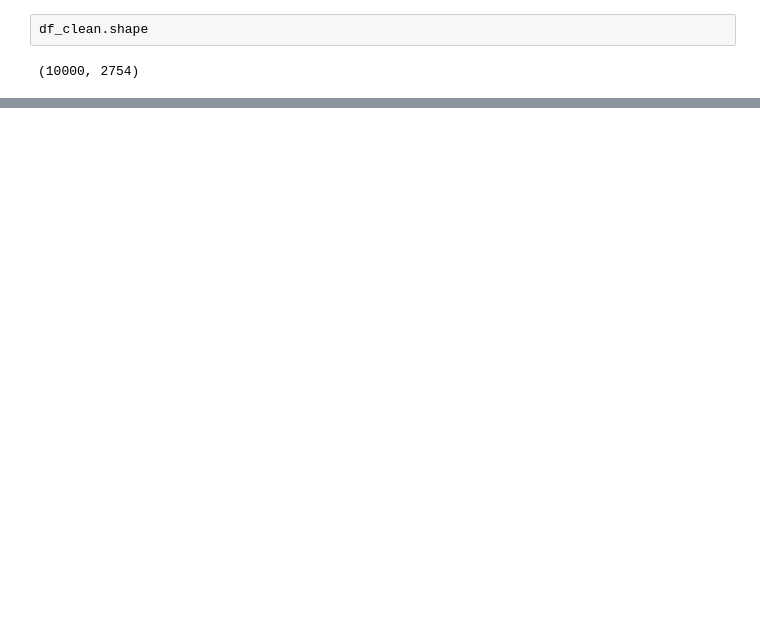
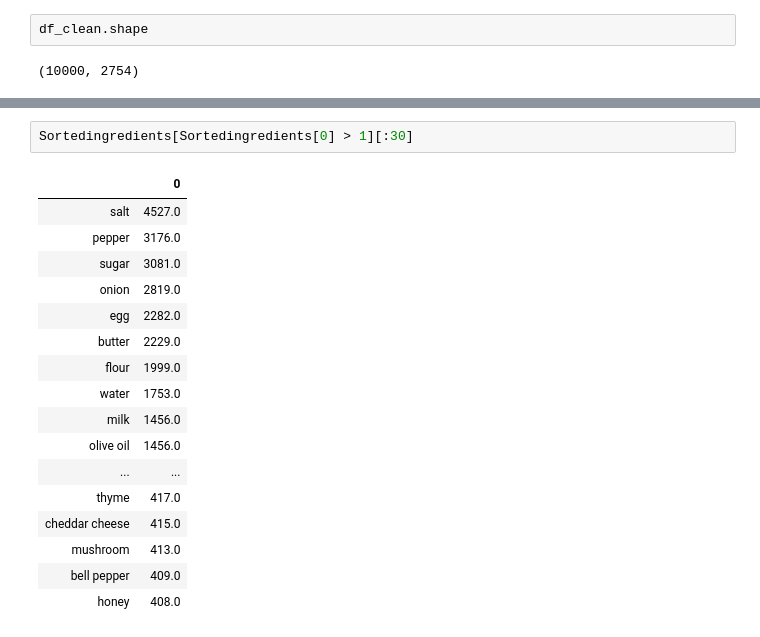
Before and after one commit to Juliencou/Recipes, a Jupyter notebook: assignments/example_to_start_recipes.ipynb, the cells around one changed output, grey strips where cells are left out. Saved outputs shown, nothing was run; the diff lists cells and outputs as text; blank space fills up the shorter version.

```diff
--- a/assignments/example_to_start_recipes.ipynb
+++ b/assignments/example_to_start_recipes.ipynb
@@ -74,0 +126,20 @@ df_clean.shape
+# %%
+Sortedingredients[Sortedingredients[0] > 1][:30]
+# %% [output]
+|  | 0 |
+| salt | 4527.0 |
+| pepper | 3176.0 |
+| sugar | 3081.0 |
+| onion | 2819.0 |
+| egg | 2282.0 |
+| butter | 2229.0 |
+| flour | 1999.0 |
+| water | 1753.0 |
+| milk | 1456.0 |
+| olive oil | 1456.0 |
+| ... | ... |
+| thyme | 417.0 |
+| cheddar cheese | 415.0 |
+| mushroom | 413.0 |
+| bell pepper | 409.0 |
+| honey | 408.0 |
```
Also changed, not shown: parts of 20 cells of this notebook.
